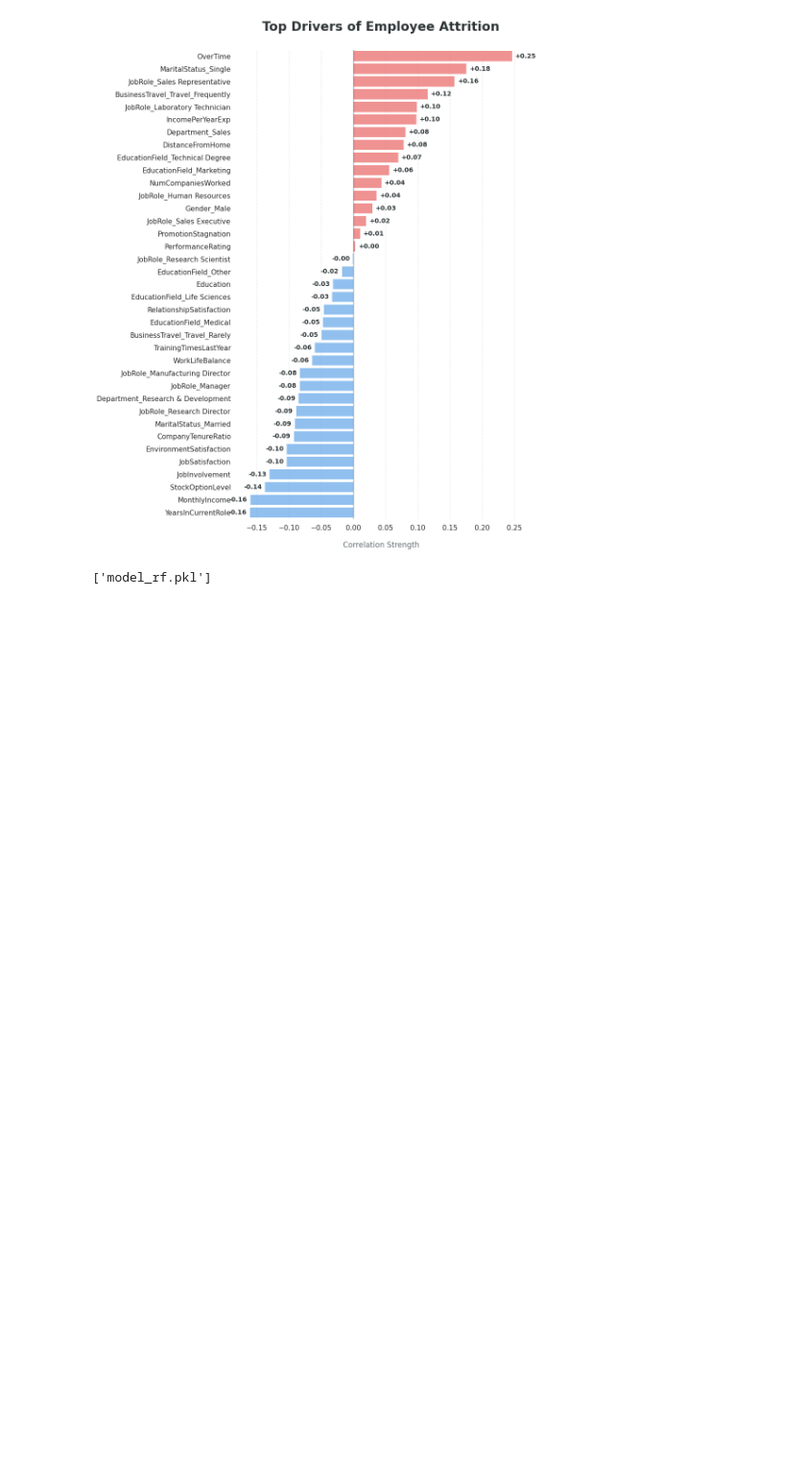
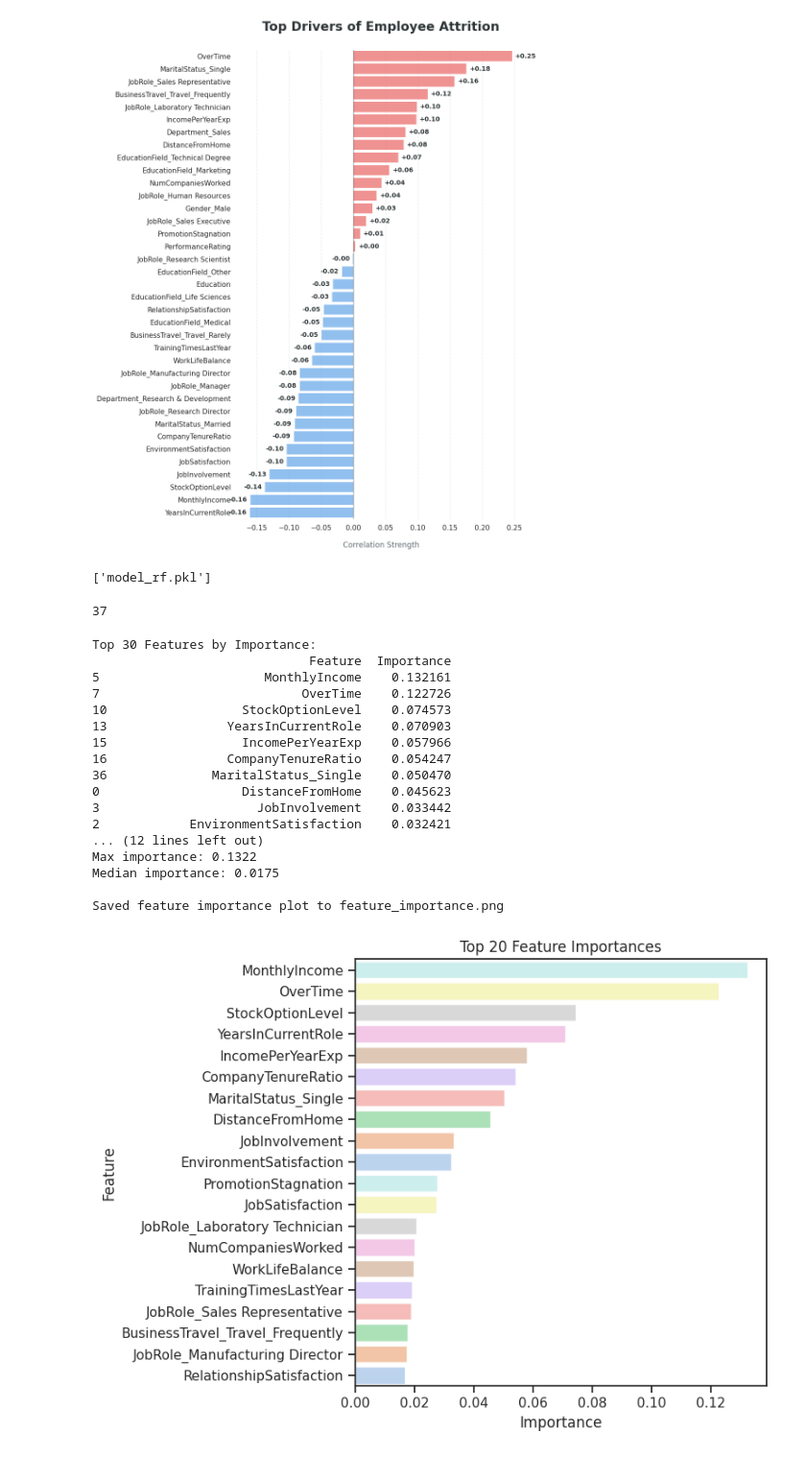
Before and after one commit to sofiahuang2225-prog/python-DM-group-k, a Jupyter notebook: ML_RF_LR.ipynb, the cells around one changed output. Shown at 96% size. Saved outputs shown, nothing was run; the diff lists cells and outputs as text; code cells hidden in the pictures; blank space fills up the shorter version.

```diff
--- a/ML_RF_LR.ipynb
+++ b/ML_RF_LR.ipynb
@@ -553,3 +553,63 @@ joblib.dump(automl_lr, 'model_lr.pkl')
 joblib.dump(automl_rf, 'model_rf.pkl')
 # %% [output]
 ['model_rf.pkl']
+# %%
+len(df.columns[df.columns!='Attrition'].to_list())
+# %% [output]
+37
+# %%
+#重新讀取訓練好的模型
+import joblib
+import seaborn as sns
+import matplotlib.pyplot as plt
+
+
+model_lr = joblib.load('model_lr.pkl')
+model_rf = joblib.load('model_rf.pkl')
+#哪些是重要特徵
+importances= model_rf.feature_importances_
+feature_names= df.columns[df.columns!='Attrition']
+# Create a DataFrame for importances
+importance_df = pd.DataFrame({'Feature': feature_names, 'Importance': importances})
+importance_df = importance_df.sort_values(by='Importance', ascending=False)
+
+
+# Print top 20 features
+print("Top 30 Features by Importance:")
+print(importance_df.head(20))
+
+# Check for hierarchy
+top_importance_sum = importance_df['Importance'].head(20).sum()
+print(f"\nSum of importances for top 20 features: {top_importance_sum:.4f}")
+print(f"Max importance: {importance_df['Importance'].max():.4f}")
+print(f"Median importance: {importance_df['Importance'].median():.4f}")
+
+# Plotting
+sns.set_theme(style="ticks")
+plt.figure(figsize=(8, 6))
+sns.barplot(x='Importance', y='Feature', data=importance_df.head(20), palette='pastel', hue='Importance',alpha=0.8, legend=False)
+plt.xlabel('Importance')
+plt.ylabel('Feature')
+plt.title('Top 20 Feature Importances')
+plt.tight_layout()
+plt.savefig('feature_importance.png')
+print("\nSaved feature importance plot to feature_importance.png")
+# %% [output]
+Top 30 Features by Importance:
+                             Feature  Importance
+5                      MonthlyIncome    0.132161
+7                           OverTime    0.122726
+10                  StockOptionLevel    0.074573
+13                YearsInCurrentRole    0.070903
+15                  IncomePerYearExp    0.057966
+16                CompanyTenureRatio    0.054247
+36              MaritalStatus_Single    0.050470
+0                   DistanceFromHome    0.045623
+3                     JobInvolvement    0.033442
+2            EnvironmentSatisfaction    0.032421
+... (12 lines left out)
+Max importance: 0.1322
+Median importance: 0.0175
+
+Saved feature importance plot to feature_importance.png
+[figure, added]
```
Also changed, not shown: parts of 3 cells of this notebook.
